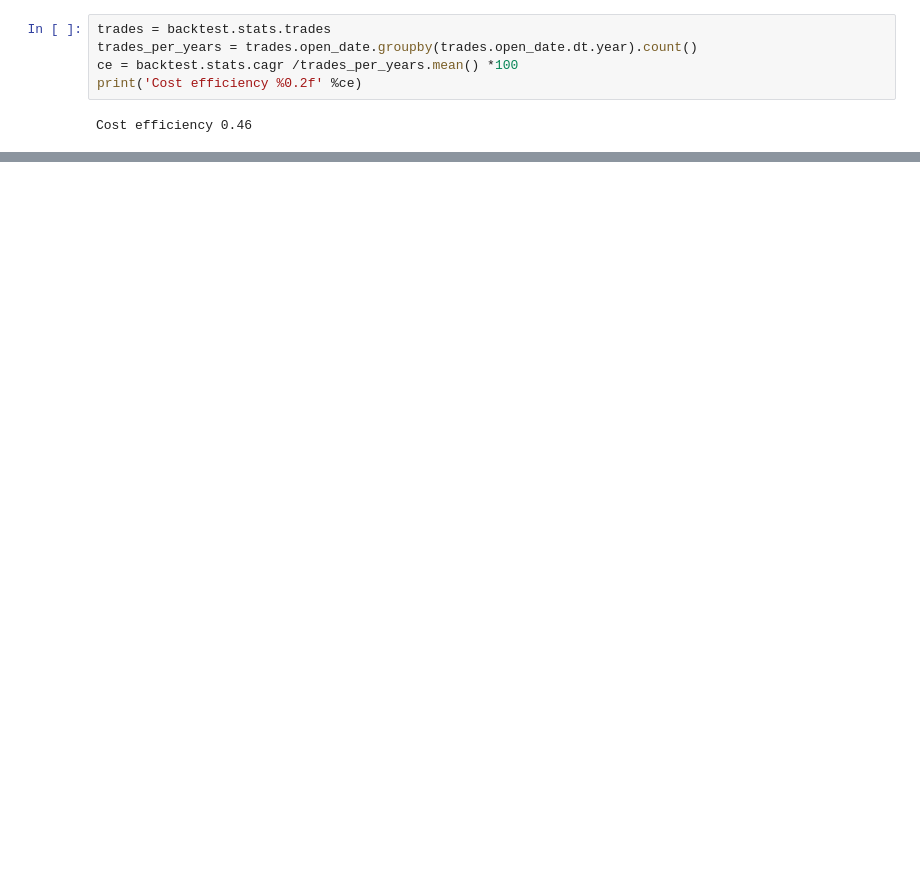
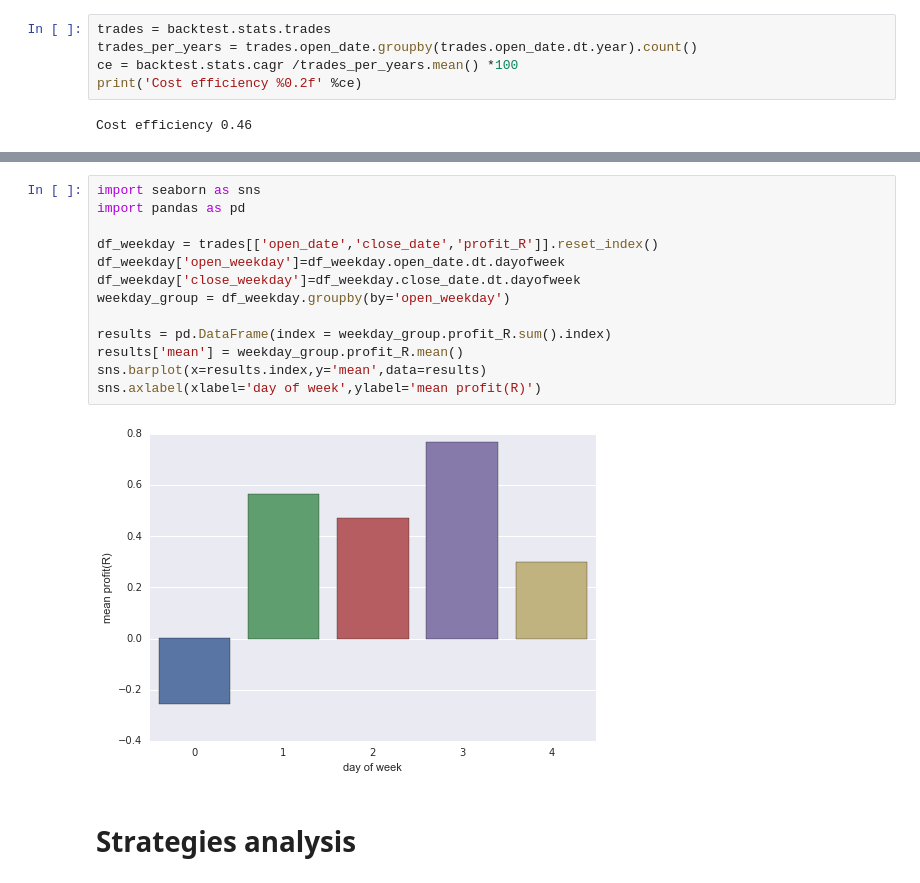
Before and after one commit to JeromeMoreau/pyTrading2, a Jupyter notebook: Backtest.ipynb, the cells around one changed output, grey strips where cells are left out. Drawn from its saved outputs; the diff is of its cells as text; blank space fills up the shorter version.

```diff
--- a/Backtest.ipynb
+++ b/Backtest.ipynb
@@ -107,0 +107,17 @@ R-squared 0.92
+# %%
+import seaborn as sns
+import pandas as pd
+
+df_weekday = trades[['open_date','close_date','profit_R']].reset_index()
+df_weekday['open_weekday']=df_weekday.open_date.dt.dayofweek
+df_weekday['close_weekday']=df_weekday.close_date.dt.dayofweek
+weekday_group = df_weekday.groupby(by='open_weekday')
+
+results = pd.DataFrame(index = weekday_group.profit_R.sum().index)
+results['mean'] = weekday_group.profit_R.mean()
+sns.barplot(x=results.index,y='mean',data=results)
+sns.axlabel(xlabel='day of week',ylabel='mean profit(R)')
+# %% [output]
+[figure, added]
+# %% [markdown]
+# Strategies analysis
```
Also changed, not shown: parts of 6 cells of this notebook, 10 other files.
